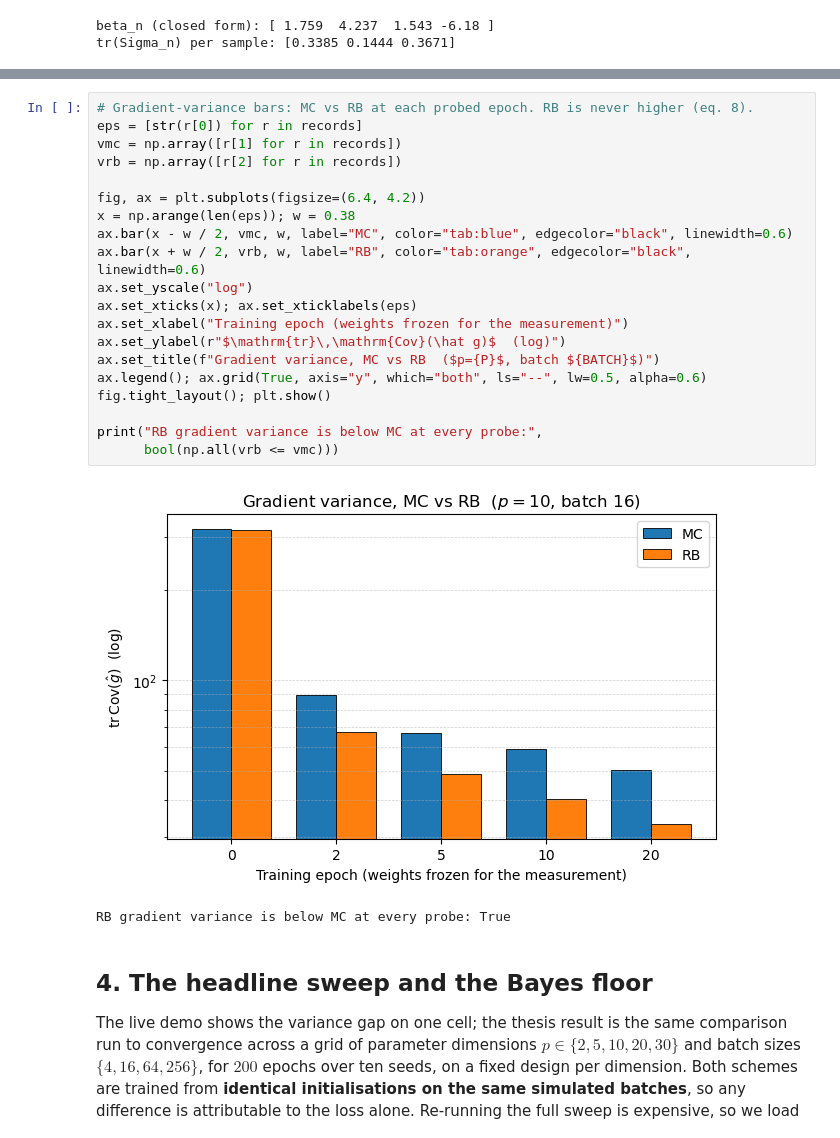
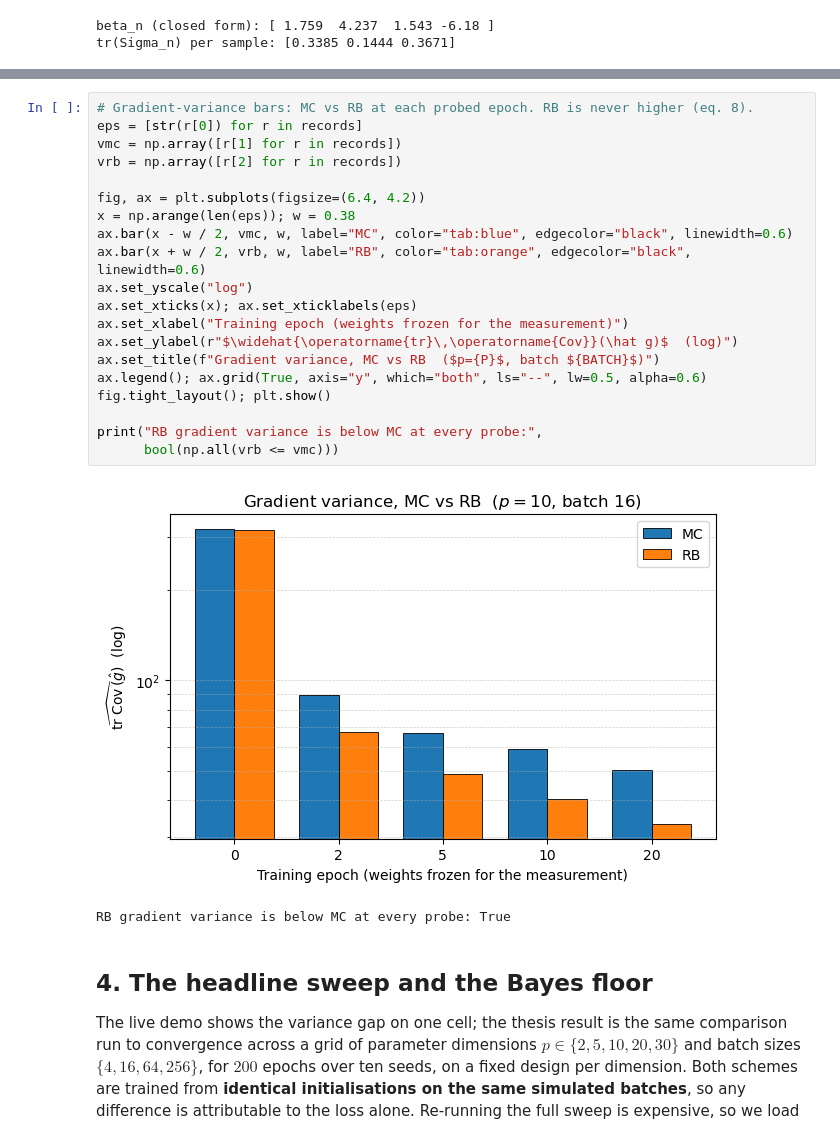
Before and after one commit to kaimarnsmorris/honours_project, a Jupyter notebook: 03_rao_blackwellisation.ipynb, the cells around one changed output, grey strips where cells are left out. Saved outputs shown, nothing was run; the diff lists cells and outputs as text.

```diff
--- a/03_rao_blackwellisation.ipynb
+++ b/03_rao_blackwellisation.ipynb
@@ -518,25 +525,25 @@ for ep, vmc, vrb in records:
 # %%
 # Gradient-variance bars: MC vs RB at each probed epoch. RB is never higher (eq. 8).
 eps = [str(r[0]) for r in records]
 vmc = np.array([r[1] for r in records])
 vrb = np.array([r[2] for r in records])
 
 fig, ax = plt.subplots(figsize=(6.4, 4.2))
 x = np.arange(len(eps)); w = 0.38
 ax.bar(x - w / 2, vmc, w, label="MC", color="tab:blue", edgecolor="black", linewidth=0.6)
 ax.bar(x + w / 2, vrb, w, label="RB", color="tab:orange", edgecolor="black", linewidth=0.6)
 ax.set_yscale("log")
 ax.set_xticks(x); ax.set_xticklabels(eps)
 ax.set_xlabel("Training epoch (weights frozen for the measurement)")
-ax.set_ylabel(r"$\mathrm{tr}\,\mathrm{Cov}(\hat g)$  (log)")
+ax.set_ylabel(r"$\widehat{\operatorname{tr}\,\operatorname{Cov}}(\hat g)$  (log)")
 ax.set_title(f"Gradient variance, MC vs RB  ($p={P}$, batch ${BATCH}$)")
 ax.legend(); ax.grid(True, axis="y", which="both", ls="--", lw=0.5, alpha=0.6)
 fig.tight_layout(); plt.show()
 
 print("RB gradient variance is below MC at every probe:",
       bool(np.all(vrb <= vmc)))
 # %% [output]
-[figure, old version]
+[figure, new version]
 RB gradient variance is below MC at every probe: True
 # %% [markdown]
 ## 4. The headline sweep and the Bayes floor
```
Also changed, not shown: parts of 5 cells of this notebook.
